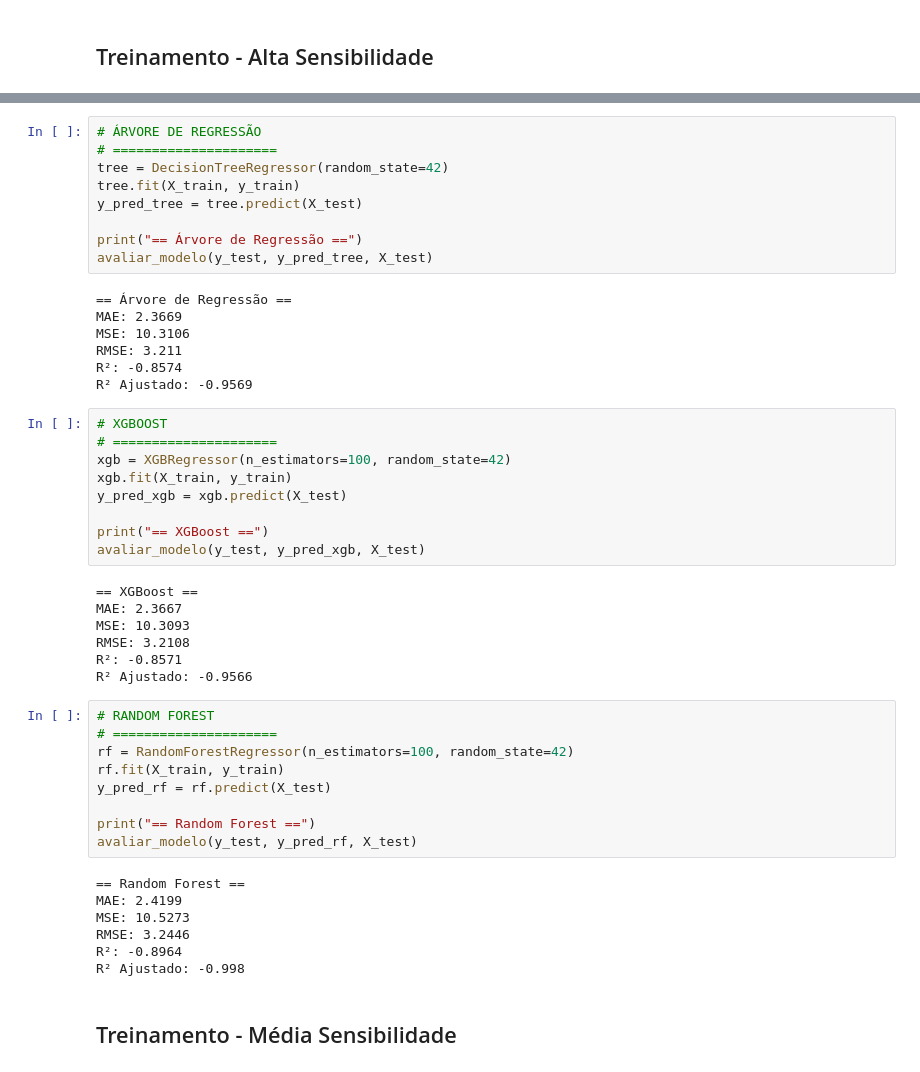
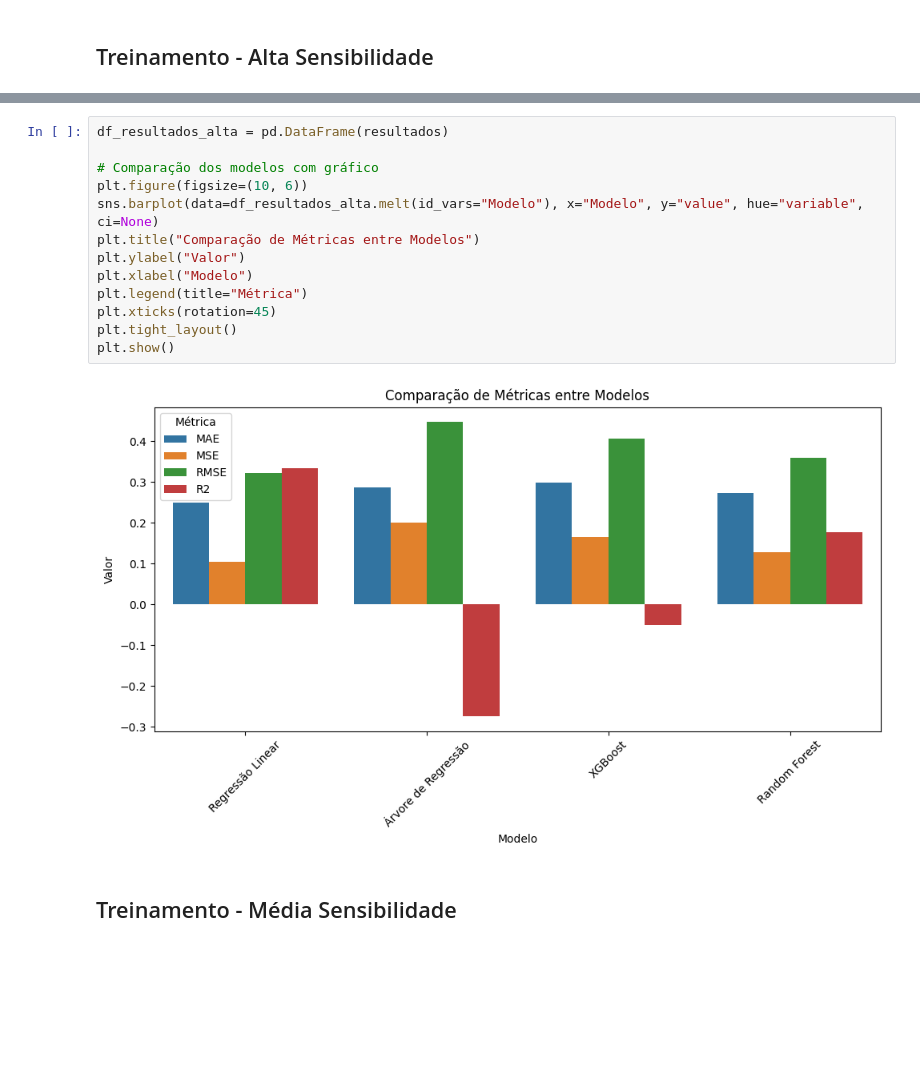
Before and after one commit to bebelsbn/ENG4040, a Jupyter notebook: Treinamento/treinamento_com_divisao.ipynb, the cells around one changed output, grey strips where cells are left out. Cells and saved outputs as stored; diff of their text form; blank space fills up the shorter version.

Commit message:
plot das matericas

```diff
--- a/Treinamento/treinamento_com_divisao.ipynb
+++ b/Treinamento/treinamento_com_divisao.ipynb
@@ -63,51 +148,18 @@ R² Ajustado: -0.4164
-# %%
-# ÁRVORE DE REGRESSÃO
-# =====================
-tree = DecisionTreeRegressor(random_state=42)
-tree.fit(X_train, y_train)
-y_pred_tree = tree.predict(X_test)
-
-print("== Árvore de Regressão ==")
-avaliar_modelo(y_test, y_pred_tree, X_test)
-# %% [output]
-== Árvore de Regressão ==
-MAE: 2.3669
-MSE: 10.3106
-RMSE: 3.211
-R²: -0.8574
-R² Ajustado: -0.9569
-# %%
-# XGBOOST
-# =====================
-xgb = XGBRegressor(n_estimators=100, random_state=42)
-xgb.fit(X_train, y_train)
-y_pred_xgb = xgb.predict(X_test)
-
-print("== XGBoost ==")
-avaliar_modelo(y_test, y_pred_xgb, X_test)
-# %% [output]
-== XGBoost ==
-MAE: 2.3667
-MSE: 10.3093
-RMSE: 3.2108
-R²: -0.8571
-R² Ajustado: -0.9566
-# %%
-# RANDOM FOREST
-# =====================
-rf = RandomForestRegressor(n_estimators=100, random_state=42)
-rf.fit(X_train, y_train)
-y_pred_rf = rf.predict(X_test)
-
-print("== Random Forest ==")
-avaliar_modelo(y_test, y_pred_rf, X_test)
-# %% [output]
-== Random Forest ==
-MAE: 2.4199
-MSE: 10.5273
-RMSE: 3.2446
-R²: -0.8964
-R² Ajustado: -0.998
+# %%
+df_resultados_alta = pd.DataFrame(resultados)
+
+# Comparação dos modelos com gráfico
+plt.figure(figsize=(10, 6))
+sns.barplot(data=df_resultados_alta.melt(id_vars="Modelo"), x="Modelo", y="value", hue="variable", ci=None)
+plt.title("Comparação de Métricas entre Modelos")
+plt.ylabel("Valor")
+plt.xlabel("Modelo")
+plt.legend(title="Métrica")
+plt.xticks(rotation=45)
+plt.tight_layout()
+plt.show()
+# %% [output]
+[figure, added]
 # %% [markdown]
 ## Treinamento - Média Sensibilidade
 # %%
```
Also changed, not shown: parts of 28 cells of this notebook.
